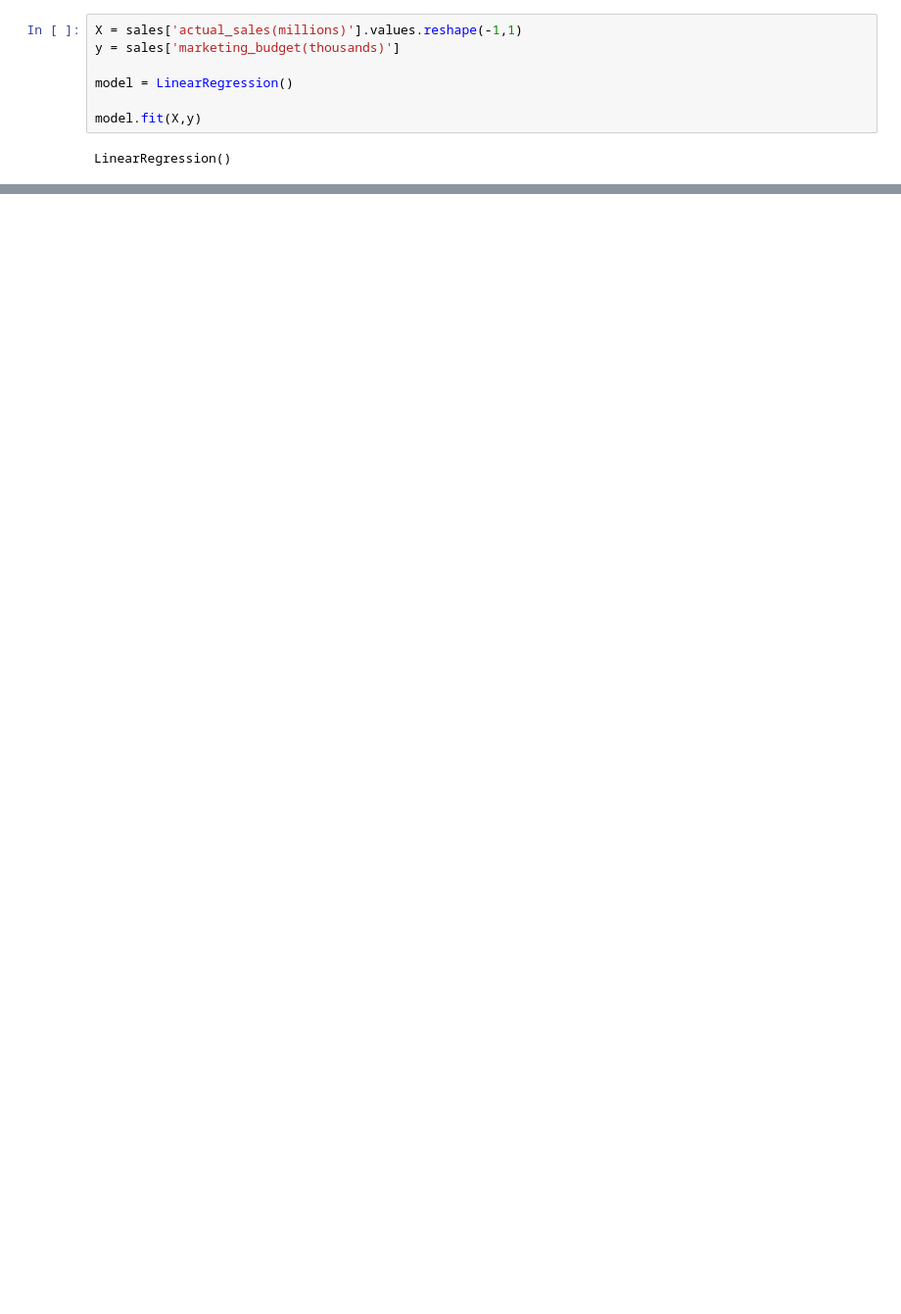
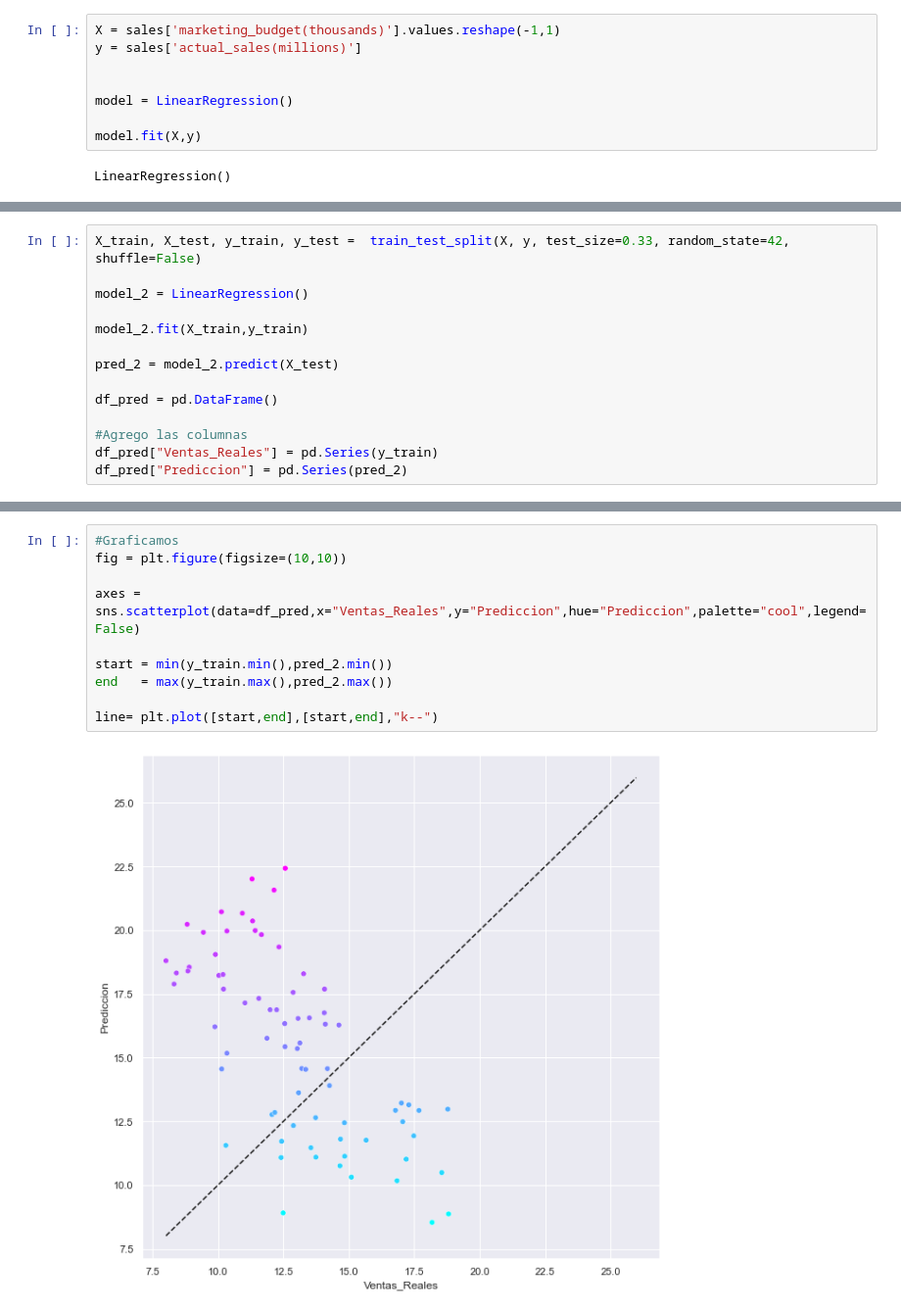
Before and after one commit to AndresBircher/Data-Science, a Jupyter notebook: marketing_budget.ipynb, the cells around one changed output, grey strips where cells are left out. Shown: that part at 98% size. Drawn from its saved outputs; the diff is of its cells as text; blank space fills up the shorter version.

```diff
--- a/marketing_budget.ipynb
+++ b/marketing_budget.ipynb
@@ -95,6 +98,7 @@ from sklearn.linear_model import LinearRegression
 # %%
-X = sales['actual_sales(millions)'].values.reshape(-1,1)
-y = sales['marketing_budget(thousands)']
+X = sales['marketing_budget(thousands)'].values.reshape(-1,1)
+y = sales['actual_sales(millions)']
+
 
 model = LinearRegression()
 
@@ -133,0 +146,14 @@ R2
+# %%
+X_train, X_test, y_train, y_test =  train_test_split(X, y, test_size=0.33, random_state=42, shuffle=False)
+
+model_2 = LinearRegression()
+
+model_2.fit(X_train,y_train)
+
+pred_2 = model_2.predict(X_test)
+
+df_pred = pd.DataFrame()
+
+#Agrego las columnas
+df_pred["Ventas_Reales"] = pd.Series(y_train)
+df_pred["Prediccion"] = pd.Series(pred_2)
@@ -133,0 +182,12 @@ R2
+# %%
+#Graficamos
+fig = plt.figure(figsize=(10,10))
+
+axes = sns.scatterplot(data=df_pred,x="Ventas_Reales",y="Prediccion",hue="Prediccion",palette="cool",legend=False)
+
+start = min(y_train.min(),pred_2.min())
+end   = max(y_train.max(),pred_2.max())
+
+line= plt.plot([start,end],[start,end],"k--")
+# %% [output]
+[figure, added]
```
Also changed, not shown: parts of 12 cells of this notebook.
